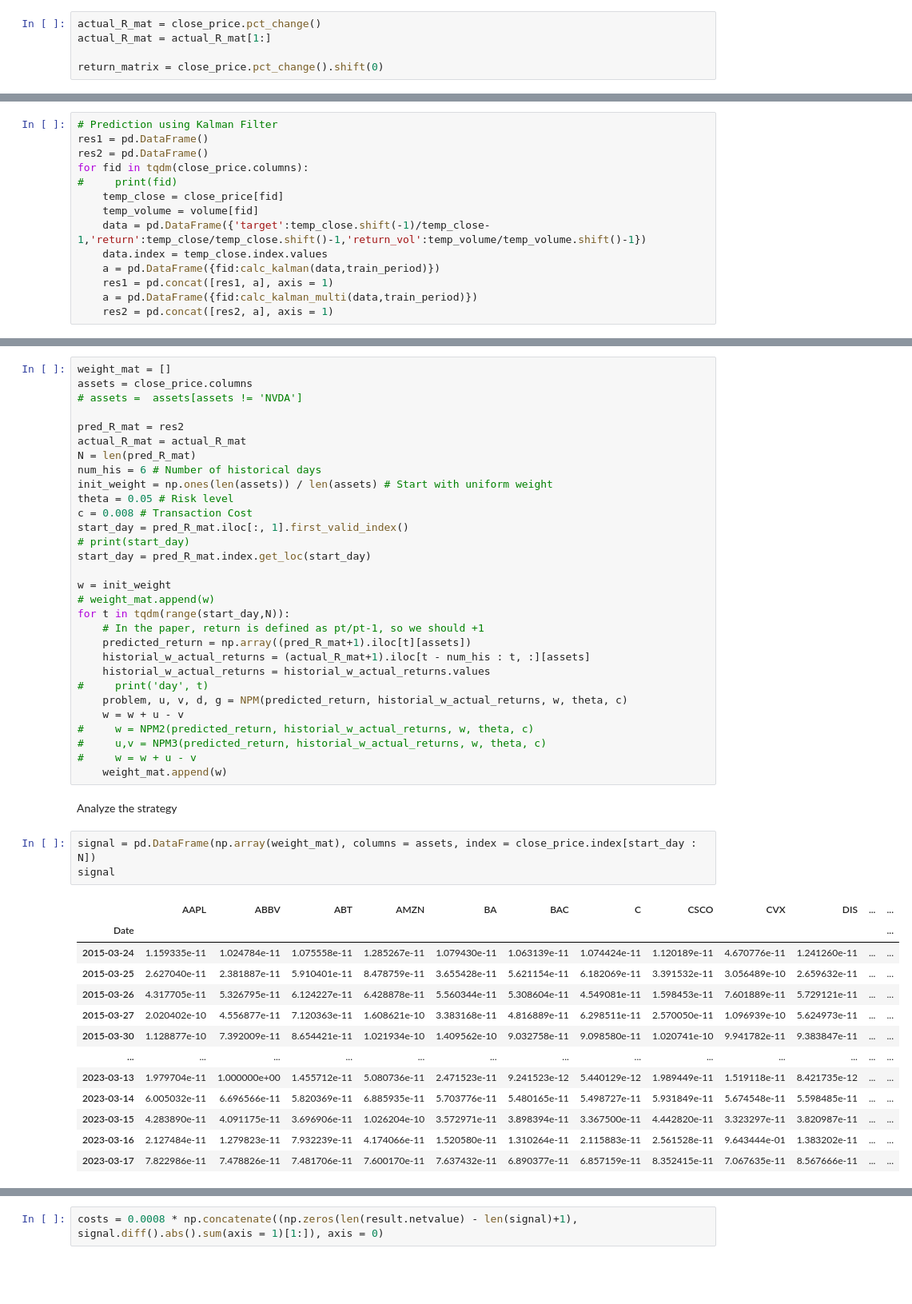
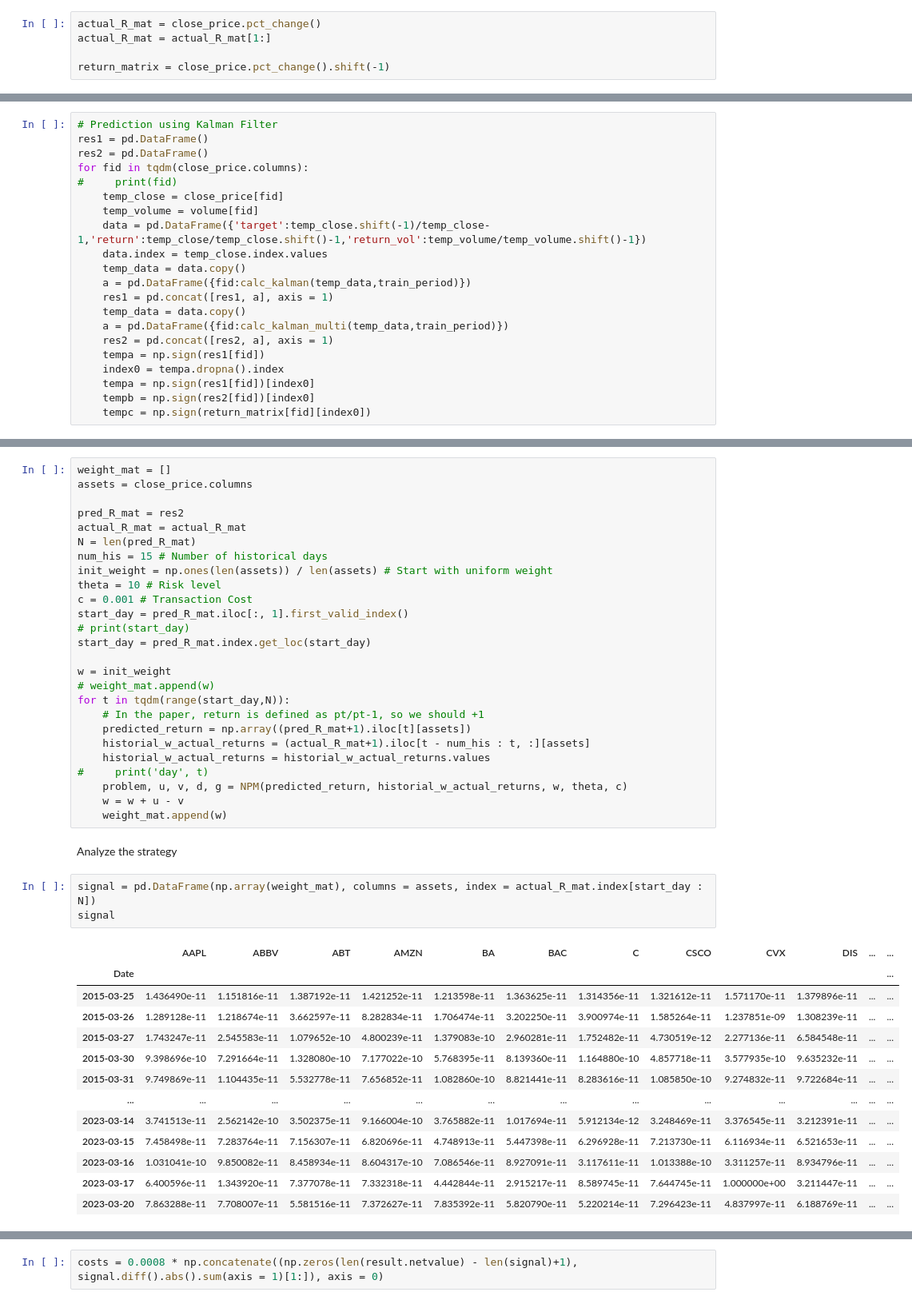
Before and after one commit to Joeyetinghan/orie5370_project, a Jupyter notebook: model.ipynb, the cells around one changed output, grey strips where cells are left out. Shown at 80% size. Saved outputs shown, nothing was run; the diff lists cells and outputs as text; blank space fills up the shorter version.

```diff
--- a/model.ipynb
+++ b/model.ipynb
@@ -26,7 +26,7 @@ volume.columns = volume.columns.droplevel(0)
 actual_R_mat = close_price.pct_change()
 actual_R_mat = actual_R_mat[1:]
 
-return_matrix = close_price.pct_change().shift(0)
+return_matrix = close_price.pct_change().shift(-1)
 # %%
 train_period = 0.2
 # %%
@@ -39,10 +39,17 @@ for fid in tqdm(close_price.columns):
     temp_volume = volume[fid]
     data = pd.DataFrame({'target':temp_close.shift(-1)/temp_close-1,'return':temp_close/temp_close.shift()-1,'return_vol':temp_volume/temp_volume.shift()-1})
     data.index = temp_close.index.values
-    a = pd.DataFrame({fid:calc_kalman(data,train_period)})
+    temp_data = data.copy()
+    a = pd.DataFrame({fid:calc_kalman(temp_data,train_period)})
     res1 = pd.concat([res1, a], axis = 1)
-    a = pd.DataFrame({fid:calc_kalman_multi(data,train_period)})
+    temp_data = data.copy()
+    a = pd.DataFrame({fid:calc_kalman_multi(temp_data,train_period)})
     res2 = pd.concat([res2, a], axis = 1)
+    tempa = np.sign(res1[fid])
+    index0 = tempa.dropna().index
+    tempa = np.sign(res1[fid])[index0]
+    tempb = np.sign(res2[fid])[index0]
+    tempc = np.sign(return_matrix[fid][index0])
 # %% [markdown]
 ## Optimization Model
 # %%
@@ -93,15 +100,14 @@ Algorithm
 # %%
 weight_mat = []
 assets = close_price.columns
-# assets =  assets[assets != 'NVDA']
 
 pred_R_mat = res2
 actual_R_mat = actual_R_mat
 N = len(pred_R_mat)
-num_his = 6 # Number of historical days
+num_his = 15 # Number of historical days
 init_weight = np.ones(len(assets)) / len(assets) # Start with uniform weight
-theta = 0.05 # Risk level
-c = 0.008 # Transaction Cost
+theta = 10 # Risk level
+c = 0.001 # Transaction Cost
 start_day = pred_R_mat.iloc[:, 1].first_valid_index()
 # print(start_day)
 start_day = pred_R_mat.index.get_loc(start_day)
@@ -116,27 +122,24 @@ for t in tqdm(range(start_day,N)):
 #     print('day', t)
     problem, u, v, d, g = NPM(predicted_return, historial_w_actual_returns, w, theta, c)
     w = w + u - v
-#     w = NPM2(predicted_return, historial_w_actual_returns, w, theta, c)
-#     u,v = NPM3(predicted_return, historial_w_actual_returns, w, theta, c)
-#     w = w + u - v
     weight_mat.append(w)
 # %% [markdown]
 Analyze the strategy
 # %%
-signal = pd.DataFrame(np.array(weight_mat), columns = assets, index = close_price.index[start_day : N])
+signal = pd.DataFrame(np.array(weight_mat), columns = assets, index = actual_R_mat.index[start_day : N])
 signal
 # %% [output]
 |  | AAPL | ABBV | ABT | AMZN | BA | BAC | C | CSCO | CVX | DIS | ... | ... |
 | Date |  |  |  |  |  |  |  |  |  |  |  | ... |
-| 2015-03-24 | 1.159335e-11 | 1.024784e-11 | 1.075558e-11 | 1.285267e-11 | 1.079430e-11 | 1.063139e-11 | 1.074424e-11 | 1.120189e-11 | 4.670776e-11 | 1.241260e-11 | ... | ... |
-| 2015-03-25 | 2.627040e-11 | 2.381887e-11 | 5.910401e-11 | 8.478759e-11 | 3.655428e-11 | 5.621154e-11 | 6.182069e-11 | 3.391532e-11 | 3.056489e-10 | 2.659632e-11 | ... | ... |
-| 2015-03-26 | 4.317705e-11 | 5.326795e-11 | 6.124227e-11 | 6.428878e-11 | 5.560344e-11 | 5.308604e-11 | 4.549081e-11 | 1.598453e-11 | 7.601889e-11 | 5.729121e-11 | ... | ... |
-| 2015-03-27 | 2.020402e-10 | 4.556877e-11 | 7.120363e-11 | 1.608621e-10 | 3.383168e-11 | 4.816889e-11 | 6.298511e-11 | 2.570050e-11 | 1.096939e-10 | 5.624973e-11 | ... | ... |
-| 2015-03-30 | 1.128877e-10 | 7.392009e-11 | 8.654421e-11 | 1.021934e-10 | 1.409562e-10 | 9.032758e-11 | 9.098580e-11 | 1.020741e-10 | 9.941782e-11 | 9.383847e-11 | ... | ... |
+| 2015-03-25 | 1.436490e-11 | 1.151816e-11 | 1.387192e-11 | 1.421252e-11 | 1.213598e-11 | 1.363625e-11 | 1.314356e-11 | 1.321612e-11 | 1.571170e-11 | 1.379896e-11 | ... | ... |
+| 2015-03-26 | 1.289128e-11 | 1.218674e-11 | 3.662597e-11 | 8.282834e-11 | 1.706474e-11 | 3.202250e-11 | 3.900974e-11 | 1.585264e-11 | 1.237851e-09 | 1.308239e-11 | ... | ... |
+| 2015-03-27 | 1.743247e-11 | 2.545583e-11 | 1.079652e-10 | 4.800239e-11 | 1.379083e-10 | 2.960281e-11 | 1.752482e-11 | 4.730519e-12 | 2.277136e-11 | 6.584548e-11 | ... | ... |
+| 2015-03-30 | 9.398696e-10 | 7.291664e-11 | 1.328080e-10 | 7.177022e-10 | 5.768395e-11 | 8.139360e-11 | 1.164880e-10 | 4.857718e-11 | 3.577935e-10 | 9.635232e-11 | ... | ... |
+| 2015-03-31 | 9.749869e-11 | 1.104435e-11 | 5.532778e-11 | 7.656852e-11 | 1.082860e-10 | 8.821441e-11 | 8.283616e-11 | 1.085850e-10 | 9.274832e-11 | 9.722684e-11 | ... | ... |
 | ... | ... | ... | ... | ... | ... | ... | ... | ... | ... | ... | ... | ... |
-| 2023-03-13 | 1.979704e-11 | 1.000000e+00 | 1.455712e-11 | 5.080736e-11 | 2.471523e-11 | 9.241523e-12 | 5.440129e-12 | 1.989449e-11 | 1.519118e-11 | 8.421735e-12 | ... | ... |
-| 2023-03-14 | 6.005032e-11 | 6.696566e-11 | 5.820369e-11 | 6.885935e-11 | 5.703776e-11 | 5.480165e-11 | 5.498727e-11 | 5.931849e-11 | 5.674548e-11 | 5.598485e-11 | ... | ... |
-| 2023-03-15 | 4.283890e-11 | 4.091175e-11 | 3.696906e-11 | 1.026204e-10 | 3.572971e-11 | 3.898394e-11 | 3.367500e-11 | 4.442820e-11 | 3.323297e-11 | 3.820987e-11 | ... | ... |
-| 2023-03-16 | 2.127484e-11 | 1.279823e-11 | 7.932239e-11 | 4.174066e-11 | 1.520580e-11 | 1.310264e-11 | 2.115883e-11 | 2.561528e-11 | 9.643444e-01 | 1.383202e-11 | ... | ... |
-| 2023-03-17 | 7.822986e-11 | 7.478826e-11 | 7.481706e-11 | 7.600170e-11 | 7.637432e-11 | 6.890377e-11 | 6.857159e-11 | 8.352415e-11 | 7.067635e-11 | 8.567666e-11 | ... | ... |
+| 2023-03-14 | 3.741513e-11 | 2.562142e-10 | 3.502375e-11 | 9.166004e-10 | 3.765882e-11 | 1.017694e-11 | 5.912134e-12 | 3.248469e-11 | 3.376545e-11 | 3.212391e-11 | ... | ... |
+| 2023-03-15 | 7.458498e-11 | 7.283764e-11 | 7.156307e-11 | 6.820696e-11 | 4.748913e-11 | 5.447398e-11 | 6.296928e-11 | 7.213730e-11 | 6.116934e-11 | 6.521653e-11 | ... | ... |
+| 2023-03-16 | 1.031041e-10 | 9.850082e-11 | 8.458934e-11 | 8.604317e-10 | 7.086546e-11 | 8.927091e-11 | 3.117611e-11 | 1.013388e-10 | 3.311257e-11 | 8.934796e-11 | ... | ... |
+| 2023-03-17 | 6.400596e-11 | 1.343920e-11 | 7.377078e-11 | 7.332318e-11 | 4.442844e-11 | 2.915217e-11 | 8.589745e-11 | 7.644745e-11 | 1.000000e+00 | 3.211447e-11 | ... | ... |
+| 2023-03-20 | 7.863288e-11 | 7.708007e-11 | 5.581516e-11 | 7.372627e-11 | 7.835392e-11 | 5.820790e-11 | 5.220214e-11 | 7.296423e-11 | 4.837997e-11 | 6.188769e-11 | ... | ... |
 2011 rows × 30 columns
```
Also changed, not shown: parts of 6 cells of this notebook.
